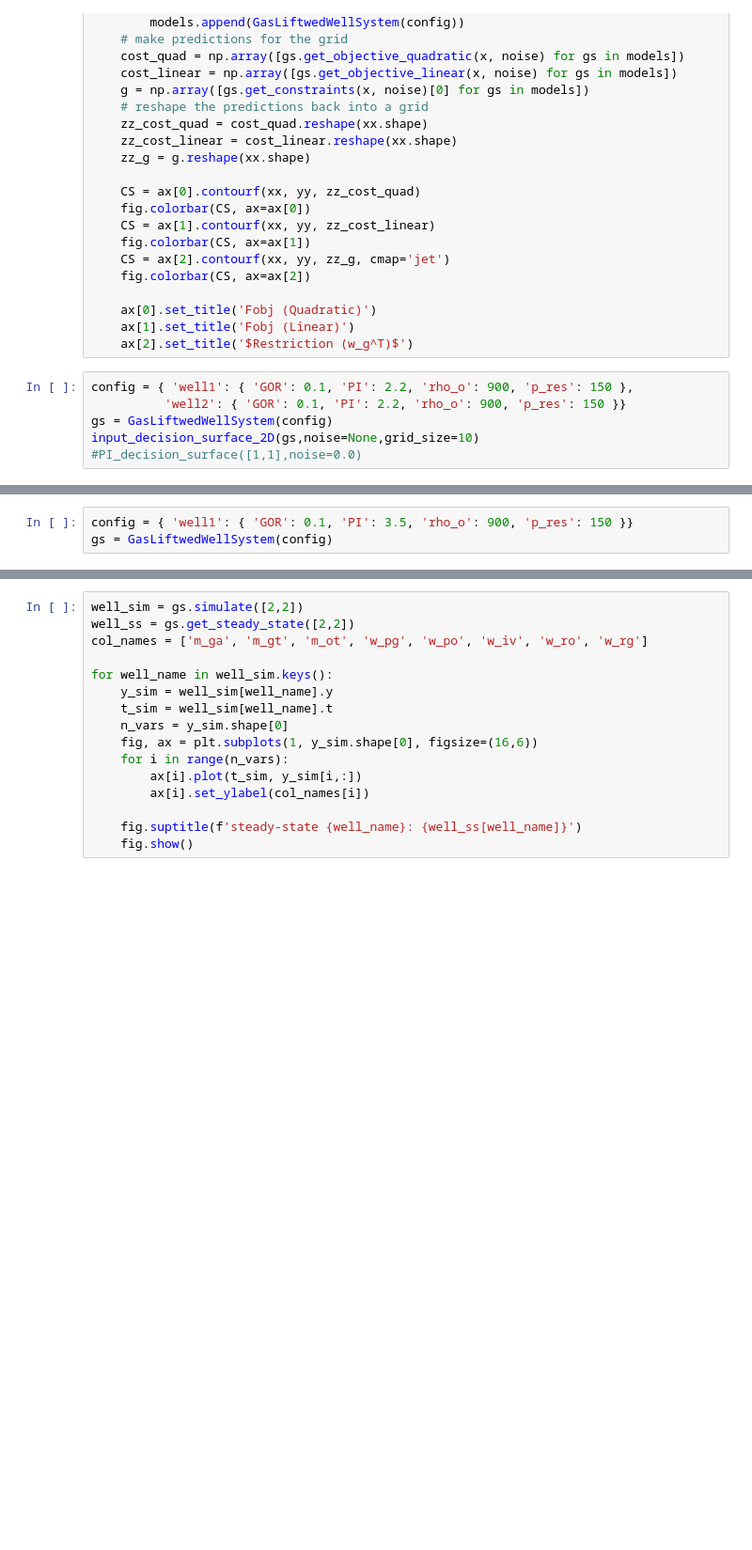
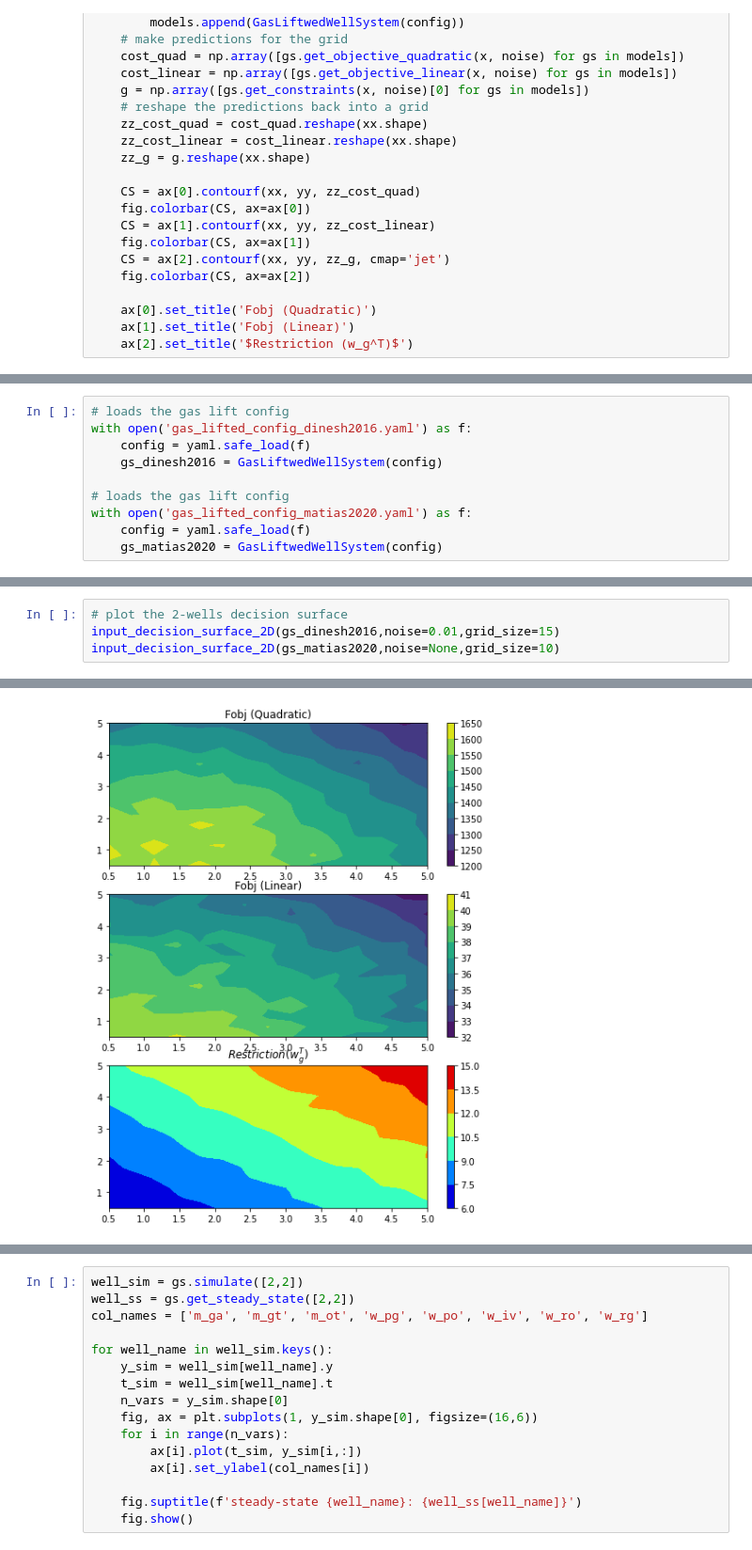
Before and after one commit to vicrsp/rto, a Jupyter notebook: src/GasLiftedWells-Analysis.ipynb, the cells around one changed output, grey strips where cells are left out. Shown at 94% size. Drawn from its saved outputs; the diff is of its cells as text; blank space fills up the shorter version.

Commit message:
- refatorando leitura de configuraçoes para yaml

```diff
--- a/src/GasLiftedWells-Analysis.ipynb
+++ b/src/GasLiftedWells-Analysis.ipynb
@@ -104,9 +102,3 @@ def PI_decision_surface(x, PI=[1.5,7.0], noise=0.01, grid_size=50):
     ax[0].set_title('Fobj (Quadratic)')
     ax[1].set_title('Fobj (Linear)')
     ax[2].set_title('$Restriction (w_g^T)$')
-# %%
-config = { 'well1': { 'GOR': 0.1, 'PI': 2.2, 'rho_o': 900, 'p_res': 150 },
-          'well2': { 'GOR': 0.1, 'PI': 2.2, 'rho_o': 900, 'p_res': 150 }}
-gs = GasLiftwedWellSystem(config)
-input_decision_surface_2D(gs,noise=None,grid_size=10)
-#PI_decision_surface([1,1],noise=0.0)
@@ -115,3 +105,10 @@ input_decision_surface_2D(gs,noise=None,grid_size=10)
-# %%
-config = { 'well1': { 'GOR': 0.1, 'PI': 3.5, 'rho_o': 900, 'p_res': 150 }}
-gs = GasLiftwedWellSystem(config)
+# %%
+# loads the gas lift config
+with open('gas_lifted_config_dinesh2016.yaml') as f:
+    config = yaml.safe_load(f)
+    gs_dinesh2016 = GasLiftwedWellSystem(config)
+
+# loads the gas lift config
+with open('gas_lifted_config_matias2020.yaml') as f:
+    config = yaml.safe_load(f)
+    gs_matias2020 = GasLiftwedWellSystem(config)
@@ -117,0 +132,5 @@ gs = GasLiftwedWellSystem(config)
+# %%
+# plot the 2-wells decision surface
+input_decision_surface_2D(gs_dinesh2016,noise=0.01,grid_size=15)
+input_decision_surface_2D(gs_matias2020,noise=None,grid_size=10)
+# %% [output]
@@ -117,0 +154 @@ gs = GasLiftwedWellSystem(config)
+[figure, added]
```
Also changed, not shown: parts of 4 cells of this notebook, 3 other files.
